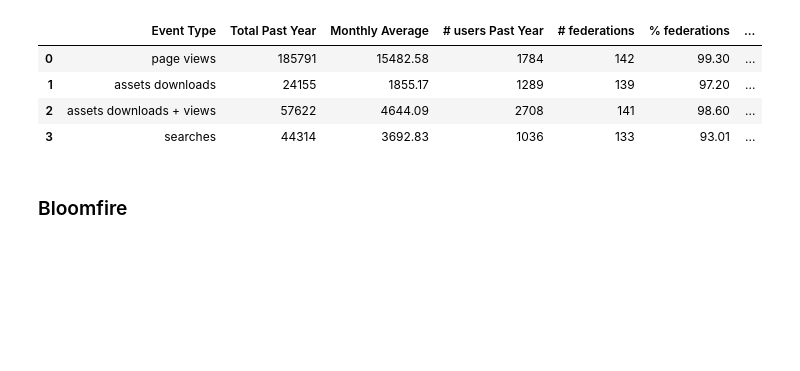
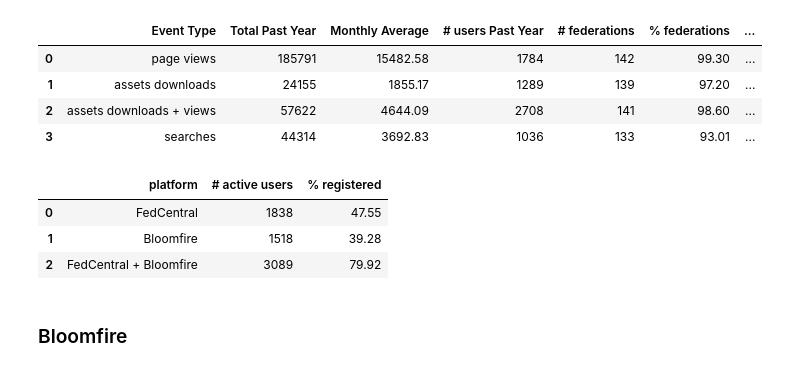
Before and after one commit to olga0503/DATA602hw1, a Jupyter notebook: FedCentral Analytics .ipynb, the cells around one changed output. Cells and saved outputs as stored; diff of their text form; code cells hidden in the pictures; blank space fills up the shorter version.

```diff
--- a/FedCentral Analytics .ipynb
+++ b/FedCentral Analytics .ipynb
@@ -426,6 +426,22 @@ To retain the current behavior and silence the warning, pass sort=False
 | 1 | assets downloads | 24155 | 1855.17 | 1289 | 139 | 97.20 | ... |
 | 2 | assets downloads + views | 57622 | 4644.09 | 2708 | 141 | 98.60 | ... |
 | 3 | searches | 44314 | 3692.83 | 1036 | 133 | 93.01 | ... |
+# %%
+active_users_fedweb_bloomfire = pd.DataFrame()
+active_users_fedweb_bloomfire['platform'] = ['FedCentral','Bloomfire','FedCentral + Bloomfire']
+fedweb_active = set(fedcentral_users[fedcentral_users['Last Login']<'1/1/2018']['Email'])
+active_bloom = set(members_bloomfire_by_federation['Email'])
+active_users_fedweb_bloomfire['# active users'] = [len(fedweb_active),
+                                             len(active_bloom),
+                                             len(active_bloom.union(fedweb_active))]
+active_users_fedweb_bloomfire['% registered'] = [len(fedweb_active)/len(fedcentral_users),len(active_bloom)/len(fedcentral_users),len(active_bloom.union(fedweb_active))/len(fedcentral_users)]
+active_users_fedweb_bloomfire['% registered'] = round(active_users_fedweb_bloomfire['% registered']*100,2)
+active_users_fedweb_bloomfire
+# %% [output]
+|  | platform | # active users | % registered |
+| 0 | FedCentral | 1838 | 47.55 |
+| 1 | Bloomfire | 1518 | 39.28 |
+| 2 | FedCentral + Bloomfire | 3089 | 79.92 |
 # %% [markdown]
 ### Bloomfire
 # %% [markdown]
```
